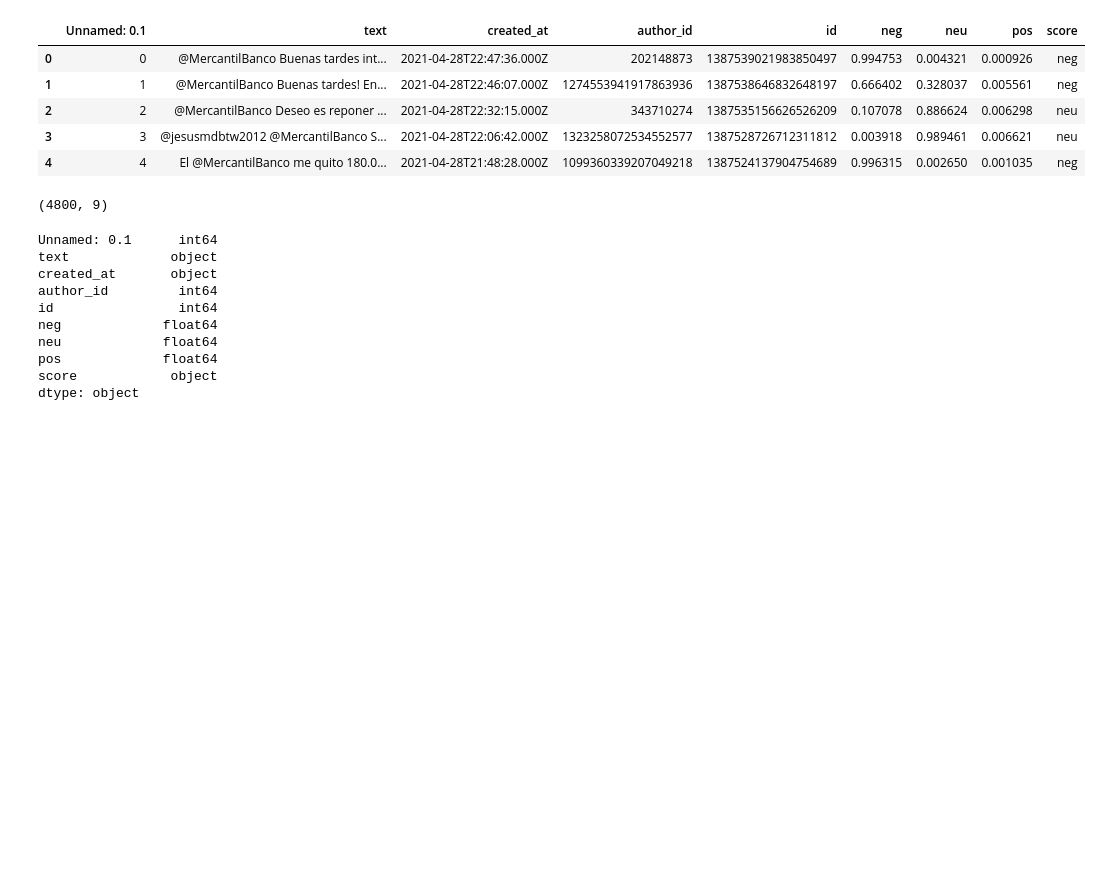
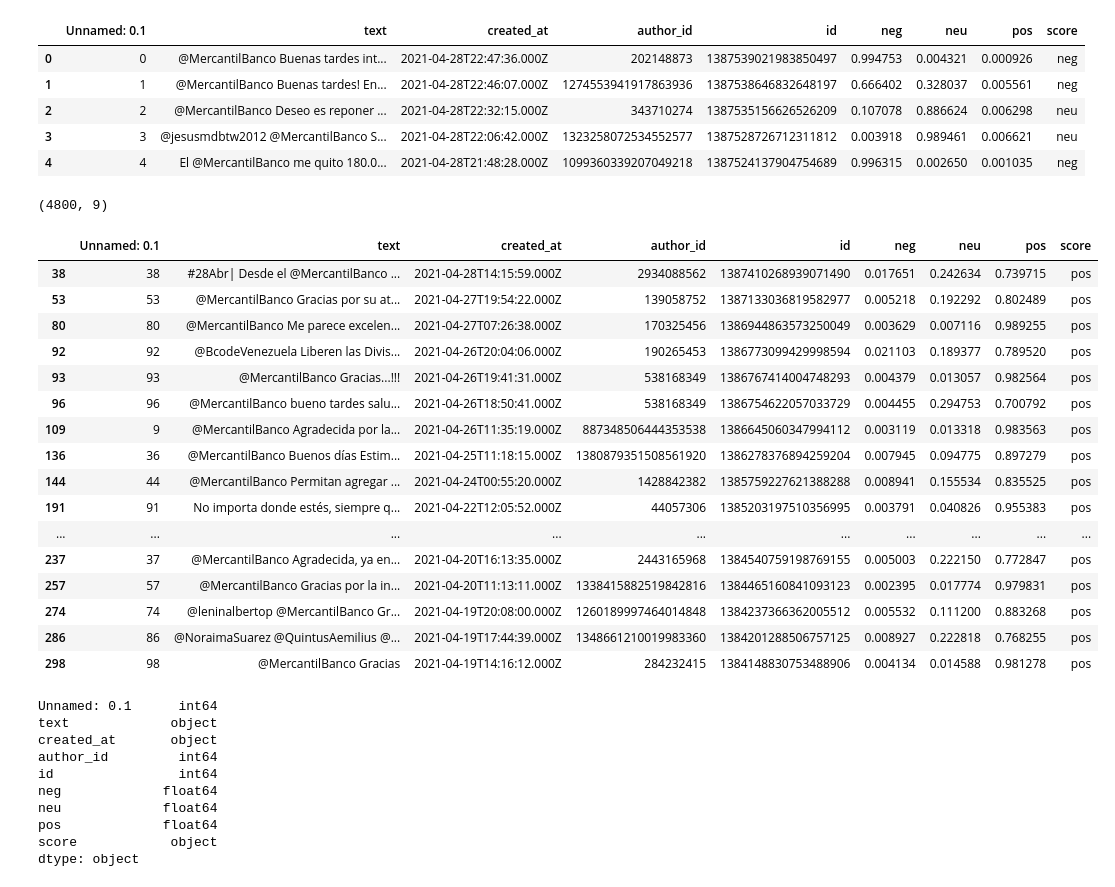
Before and after one commit to dgiampapa/QueEstaPasando, a Jupyter notebook: notebooks/Cleaning_modelo_machine_learning_v11.ipynb, the cells around one changed output. Drawn from its saved outputs; the diff is of its cells as text; code cells hidden in the pictures; blank space fills up the shorter version.

```diff
--- a/notebooks/Cleaning_modelo_machine_learning_v11.ipynb
+++ b/notebooks/Cleaning_modelo_machine_learning_v11.ipynb
@@ -41,6 +41,29 @@ data.head()
 data.shape
 # %% [output]
 (4800, 9)
+# %%
+is_pos = data.loc[:, 'score'] == 'pos'
+df_pos = data.loc[is_pos]
+# %%
+df_pos.head(20)
+# %% [output]
+|  | Unnamed: 0.1 | text | created_at | author_id | id | neg | neu | pos | score |
+| 38 | 38 | #28Abr| Desde el @MercantilBanco ... | 2021-04-28T14:15:59.000Z | 2934088562 | 1387410268939071490 | 0.017651 | 0.242634 | 0.739715 | pos |
+| 53 | 53 | @MercantilBanco Gracias por su at... | 2021-04-27T19:54:22.000Z | 139058752 | 1387133036819582977 | 0.005218 | 0.192292 | 0.802489 | pos |
+| 80 | 80 | @MercantilBanco Me parece excelen... | 2021-04-27T07:26:38.000Z | 170325456 | 1386944863573250049 | 0.003629 | 0.007116 | 0.989255 | pos |
+| 92 | 92 | @BcodeVenezuela Liberen las Divis... | 2021-04-26T20:04:06.000Z | 190265453 | 1386773099429998594 | 0.021103 | 0.189377 | 0.789520 | pos |
+| 93 | 93 | @MercantilBanco Gracias...!!! | 2021-04-26T19:41:31.000Z | 538168349 | 1386767414004748293 | 0.004379 | 0.013057 | 0.982564 | pos |
+| 96 | 96 | @MercantilBanco bueno tardes salu... | 2021-04-26T18:50:41.000Z | 538168349 | 1386754622057033729 | 0.004455 | 0.294753 | 0.700792 | pos |
+| 109 | 9 | @MercantilBanco Agradecida por la... | 2021-04-26T11:35:19.000Z | 887348506444353538 | 1386645060347994112 | 0.003119 | 0.013318 | 0.983563 | pos |
+| 136 | 36 | @MercantilBanco Buenos días Estim... | 2021-04-25T11:18:15.000Z | 1380879351508561920 | 1386278376894259204 | 0.007945 | 0.094775 | 0.897279 | pos |
+| 144 | 44 | @MercantilBanco Permitan agregar ... | 2021-04-24T00:55:20.000Z | 1428842382 | 1385759227621388288 | 0.008941 | 0.155534 | 0.835525 | pos |
+| 191 | 91 | No importa donde estés, siempre q... | 2021-04-22T12:05:52.000Z | 44057306 | 1385203197510356995 | 0.003791 | 0.040826 | 0.955383 | pos |
+| ... | ... | ... | ... | ... | ... | ... | ... | ... | ... |
+| 237 | 37 | @MercantilBanco Agradecida, ya en... | 2021-04-20T16:13:35.000Z | 2443165968 | 1384540759198769155 | 0.005003 | 0.222150 | 0.772847 | pos |
+| 257 | 57 | @MercantilBanco Gracias por la in... | 2021-04-20T11:13:11.000Z | 1338415882519842816 | 1384465160841093123 | 0.002395 | 0.017774 | 0.979831 | pos |
+| 274 | 74 | @leninalbertop @MercantilBanco Gr... | 2021-04-19T20:08:00.000Z | 1260189997464014848 | 1384237366362005512 | 0.005532 | 0.111200 | 0.883268 | pos |
+| 286 | 86 | @NoraimaSuarez @QuintusAemilius @... | 2021-04-19T17:44:39.000Z | 1348661210019983360 | 1384201288506757125 | 0.008927 | 0.222818 | 0.768255 | pos |
+| 298 | 98 | @MercantilBanco Gracias | 2021-04-19T14:16:12.000Z | 284232415 | 1384148830753488906 | 0.004134 | 0.014588 | 0.981278 | pos |
 # %%
 df_cleaning = data
 # %%
```
Also changed, not shown: parts of 11 cells of this notebook, 7 other files.
